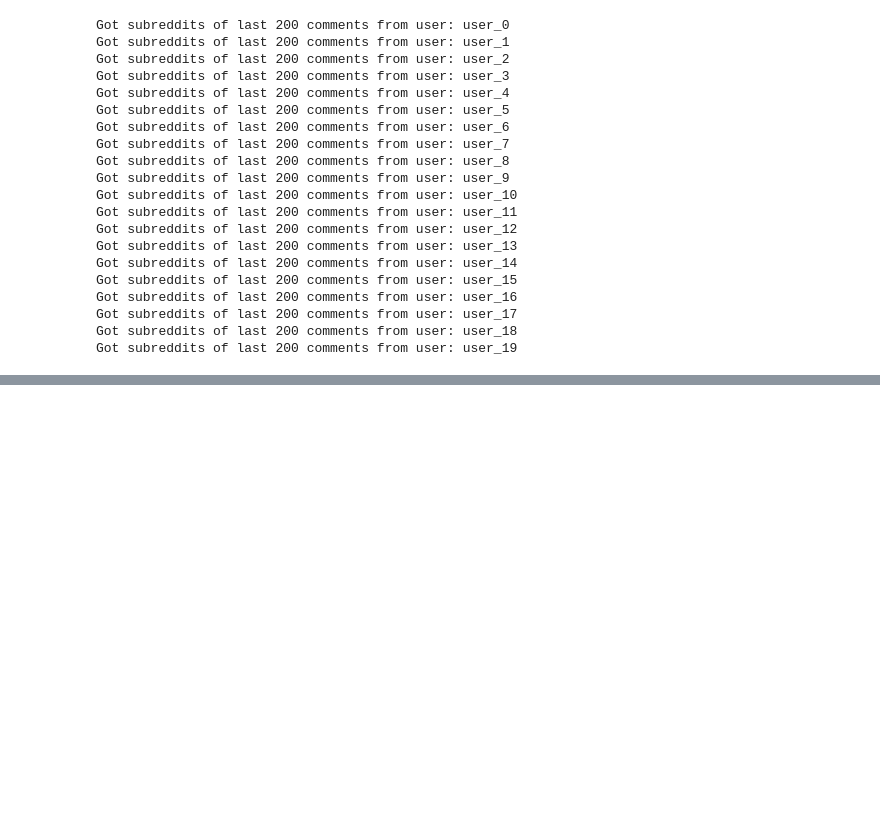
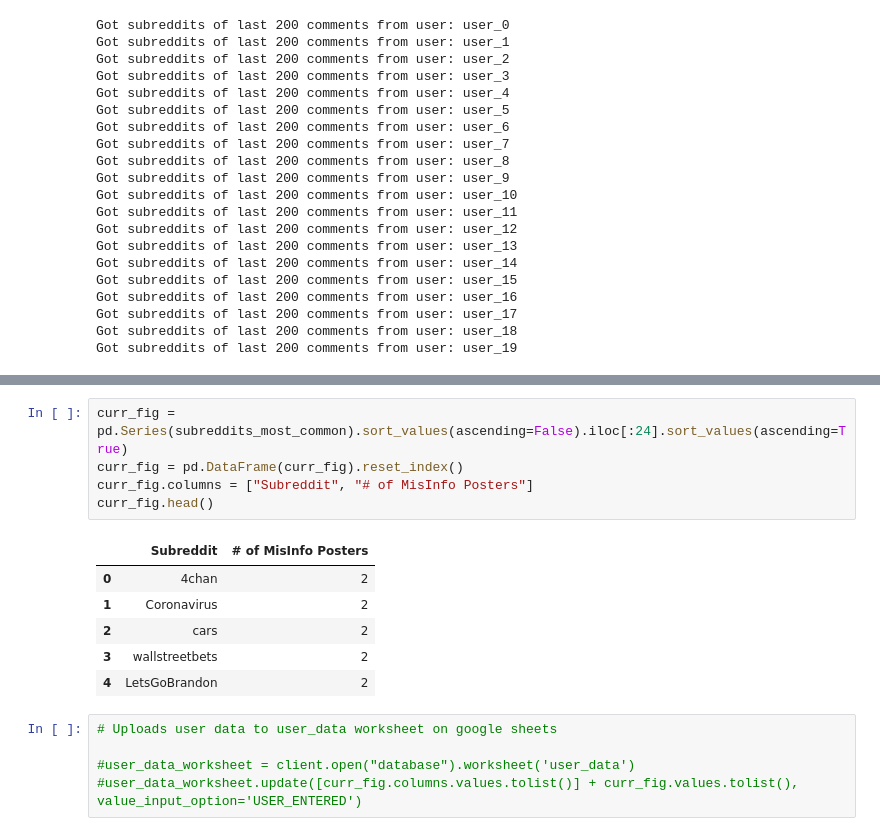
Before and after one commit to davamini/DSC180B_Reddit_MisInfo_Capstone, a Jupyter notebook: notebooks/Analysis.ipynb, the cells around one changed output, grey strips where cells are left out. Cells and saved outputs as stored; diff of their text form; blank space fills up the shorter version.

```diff
--- a/notebooks/Analysis.ipynb
+++ b/notebooks/Analysis.ipynb
@@ -143,0 +144,17 @@ curr_fig.savefig("# of MisInfo Posters per Subreddit", bbox_inches='tight')
+# %%
+curr_fig = pd.Series(subreddits_most_common).sort_values(ascending=False).iloc[:24].sort_values(ascending=True)
+curr_fig = pd.DataFrame(curr_fig).reset_index()
+curr_fig.columns = ["Subreddit", "# of MisInfo Posters"]
+curr_fig.head()
+# %% [output]
+|  | Subreddit | # of MisInfo Posters |
+| 0 | 4chan | 2 |
+| 1 | Coronavirus | 2 |
+| 2 | cars | 2 |
+| 3 | wallstreetbets | 2 |
+| 4 | LetsGoBrandon | 2 |
+# %%
+# Uploads user data to user_data worksheet on google sheets
+
+#user_data_worksheet = client.open("database").worksheet('user_data')
+#user_data_worksheet.update([curr_fig.columns.values.tolist()] + curr_fig.values.tolist(), value_input_option='USER_ENTERED')
```
Also changed, not shown: parts of 2 cells of this notebook.
